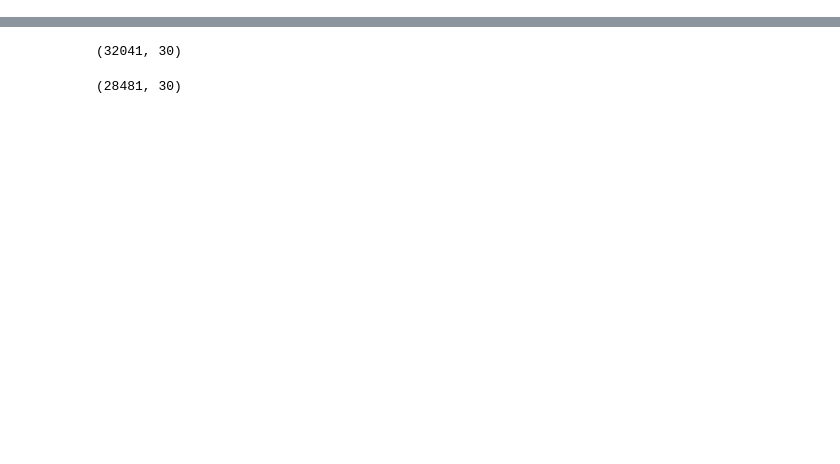
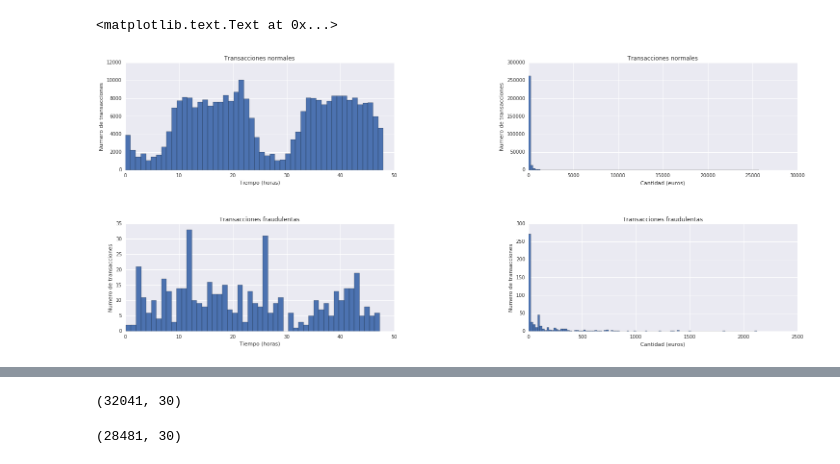
Before and after one commit to zentonllo/tfg-tensorflow, a Jupyter notebook: cloud/datalab/Keras-GCS.ipynb, the cells around one changed output, grey strips where cells are left out. Drawn from its saved outputs; the diff is of its cells as text; code cells hidden in the pictures; blank space fills up the shorter version.

Commit message:
Actualizaciones notebook GCS

```diff
--- a/cloud/datalab/Keras-GCS.ipynb
+++ b/cloud/datalab/Keras-GCS.ipynb
@@ -13,0 +102,6 @@ pip install --upgrade sklearn
+# %%
+# Realizamos una 'deep copy' y separamos en dos datasets representando a los dos tipos de transacciones
+df_fraud = df.loc[df['Class'] == 1].copy()
+df_fraud['Time'] = df_fraud['Time'].apply( lambda value: value / 3600)
+df_no_fraud = df.loc[df['Class'] == 0].copy()
+df_no_fraud['Time']= df_no_fraud['Time'].apply( lambda value: value / 3600)
@@ -13,0 +117,35 @@ pip install --upgrade sklearn
+# %%
+# Código obtenido (y modificado) a partir de: https://www.kaggle.com/currie32/predicting-fraud-with-tensorflow/notebook
+# Ejemplo para entender plt.subplots : https://matplotlib.org/examples/pylab_examples/subplots_demo.html
+f, axes = plt.subplots(2, 2, figsize=(25,10))
+
+
+# Ajuste entre subplots
+# Fuente: https://stackoverflow.com/questions/5159065/need-to-add-space-between-subplots-for-x-axis-label-maybe-remove-labelling-of-a
+f.subplots_adjust(hspace=.50, wspace=.50)
+
+bins_time = 50
+
+axes[1,0].hist(df_fraud['Time'], bins = bins_time)
+axes[1,0].set_title('Transacciones fraudulentas')
+axes[1,0].set_xlabel('Tiempo (horas)')
+axes[1,0].set_ylabel('Numero de transacciones')
+
+axes[0,0].hist(df_no_fraud['Time'], bins = bins_time)
+axes[0,0].set_title('Transacciones normales')
+axes[0,0].set_xlabel('Tiempo (horas)')
+axes[0,0].set_ylabel('Numero de transacciones')
+
+bins_amount = 100
+axes[1,1].hist(df_fraud['Amount'], bins = bins_amount)
+axes[1,1].set_title('Transacciones fraudulentas')
+axes[1,1].set_xlabel('Cantidad (euros)')
+axes[1,1].set_ylabel('Numero de transacciones')
+
+axes[0,1].hist(df_no_fraud['Amount'], bins = bins_amount)
+axes[0,1].set_title('Transacciones normales')
+axes[0,1].set_xlabel('Cantidad (euros)')
+axes[0,1].set_ylabel('Numero de transacciones')
+# %% [output]
+<matplotlib.text.Text at 0x...>
+[figure, added]
```
Also changed, not shown: parts of 38 cells of this notebook.
